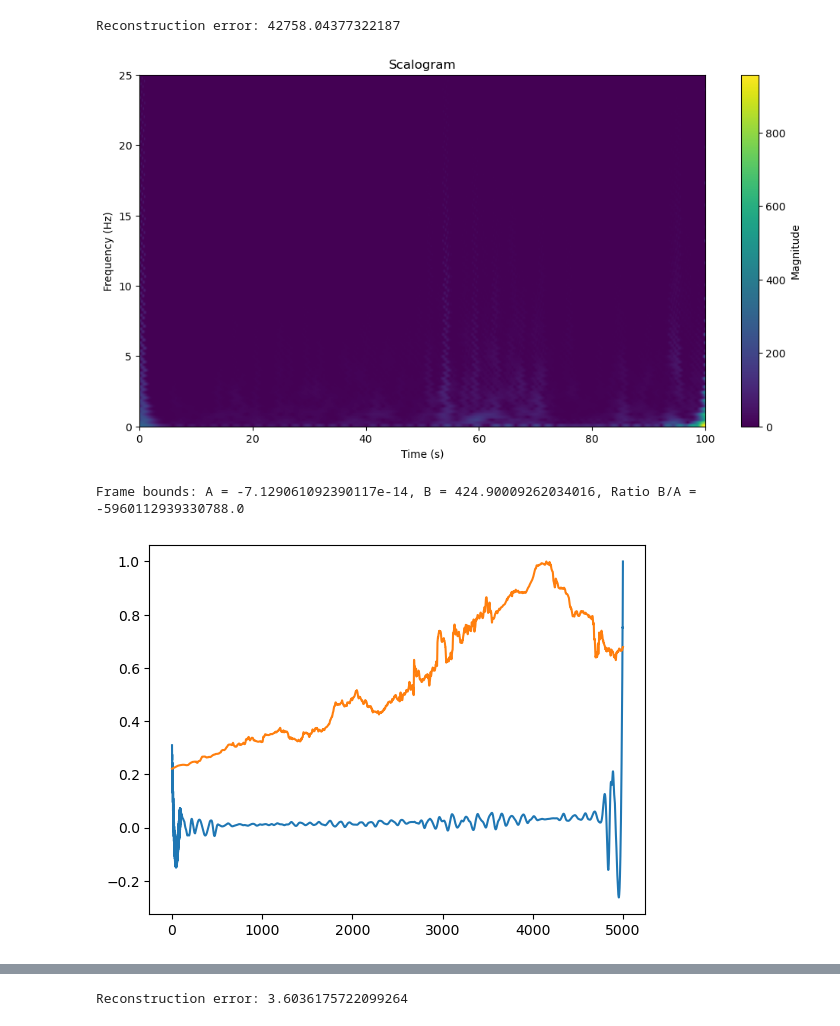
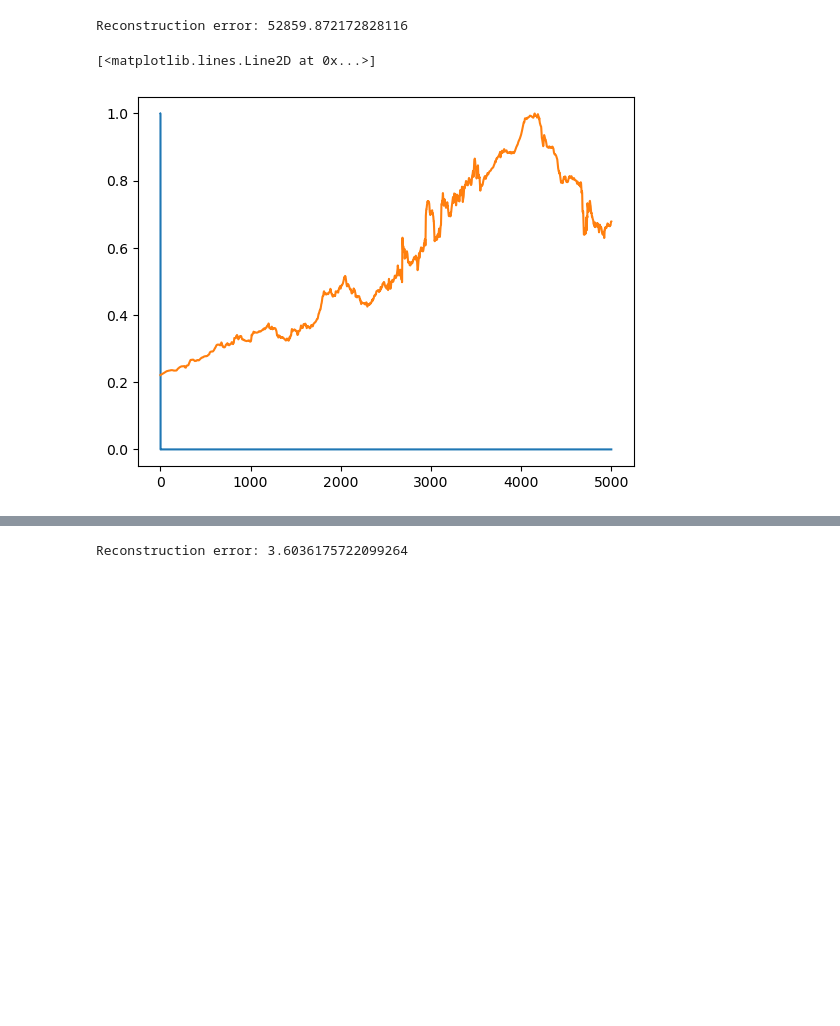
Before and after one commit to aphoffmann/wavelets, a Jupyter notebook: Swarm_test.ipynb, the cells around one changed output, grey strips where cells are left out. Drawn from its saved outputs; the diff is of its cells as text; code cells hidden in the pictures; blank space fills up the shorter version.

```diff
--- a/Swarm_test.ipynb
+++ b/Swarm_test.ipynb
@@ -22,51 +22,43 @@ t = np.arange(num_samples) / sample_rate
 
 # Define transform parameters
 M = 128
-M_C = 4
+M_C = 1
 b = 2
-q = b*M_C
+q = 1# b*M_C
 xi1 = sample_rate * q / (2 * M)
 d = 1.0
 kernel_size = 512
 
 # Initialize the GridWaveletTransform
 transform = GridWaveletTransform(
-    data=data,
-    sample_rate=50,
-    b=b,
-    q=q,
-    d=d,
+    fs = sample_rate,
     M=M,
     M_C=M_C,
-    xi_1=xi1,
-    kernel_size=kernel_size,
-    wavelet=None,             # Use default MorletWavelet
-    sequence_type='kronecker' # Use golden Kronecker sequence for delays
+    d=1,
 )
 
 # Perform forward wavelet transform
-coefficients = transform.forward_transform()
+coefficients, meta = transform.transform(data)
 
 # Perform inverse wavelet transform (reconstruction)
-reconstructed = transform.inverse_transform(coefficients)
+reconstructed = transform.inverse(coefficients, meta)
 
 # Calculate and print reconstruction error
 reconstruction_error = np.linalg.norm(reconstructed - data)
 print(f"Reconstruction error: {reconstruction_error}")
 
 # Optional: Plot grid decimation pattern
 #transform.plot_grid_decimation()
 
 # Optional: Plot scalogram
-transform.plot_scalogram(coefficients)
+#transform.plot_scalogram(coefficients)
 plt.plot(reconstructed/np.max(reconstructed))
 plt.plot(data/np.max(data))
 
 # Optional: Compute frame bounds
-A, B = transform.compute_frame_bounds()
-print(f"Frame bounds: A = {A}, B = {B}, Ratio B/A = {B/A}")
+#A, B = transform.compute_frame_bounds()
+#print(f"Frame bounds: A = {A}, B = {B}, Ratio B/A = {B/A}")
 # %% [output]
-Reconstruction error: 42758.04377322187
+Reconstruction error: 52859.872172828116
+[<matplotlib.lines.Line2D at 0x...>]
-[figure, old version]
+[figure, new version]
-Frame bounds: A = -7.129061092390117e-14, B = 424.90009262034016, Ratio B/A = -5960112939330788.0
-[figure, removed]
```
Also changed, not shown: parts of 2 cells of this notebook, 1 other file.
